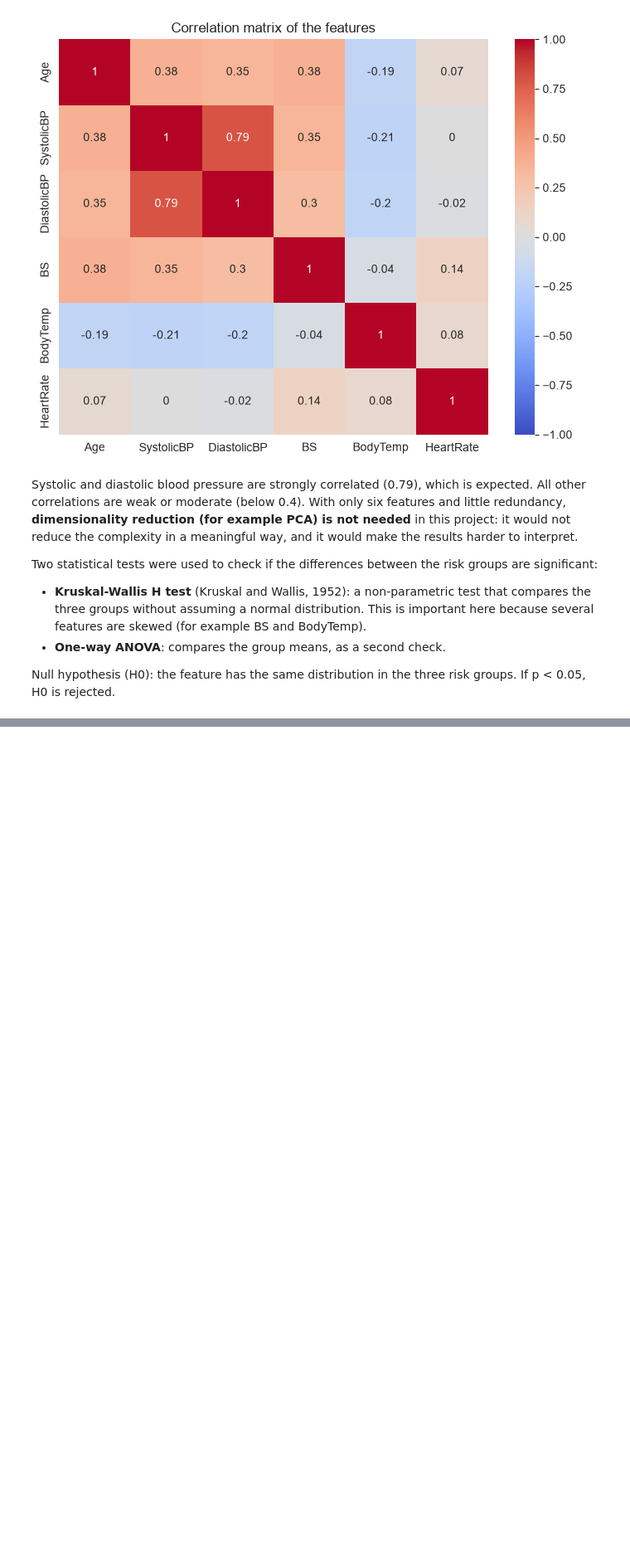
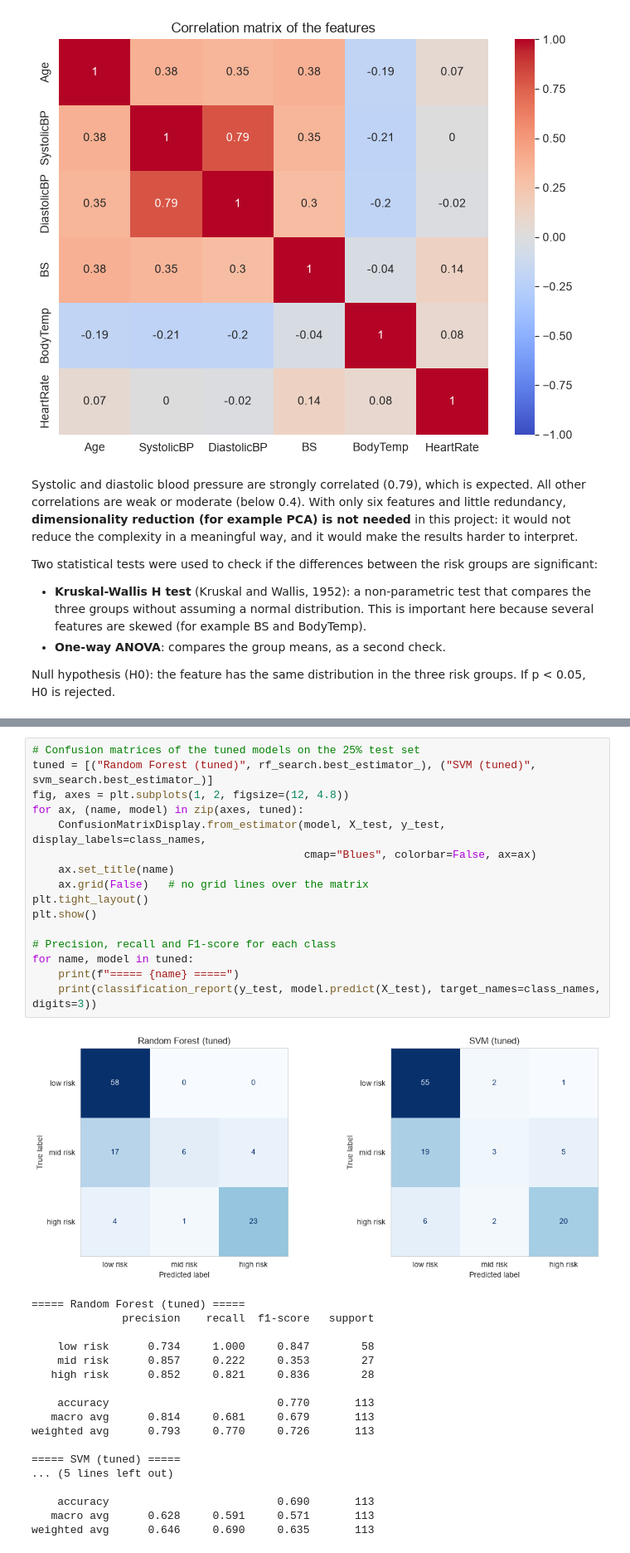
Before and after one commit to Daniella-CCT/Machine-Learning-Sept26, a Jupyter notebook: 2026613_ DaniellaSilveira_CA1_M-Learning_Notebook.ipynb, the cells around one changed output, grey strips where cells are left out. Shown at 83% size. Drawn from its saved outputs; the diff is of its cells as text; blank space fills up the shorter version.

```diff
--- a/2026613_ DaniellaSilveira_CA1_M-Learning_Notebook.ipynb
+++ b/2026613_ DaniellaSilveira_CA1_M-Learning_Notebook.ipynb
@@ -302,0 +483,35 @@ significance.round({"Kruskal-Wallis H": 2, "ANOVA F": 2})
+# %%
+# Confusion matrices of the tuned models on the 25% test set
+tuned = [("Random Forest (tuned)", rf_search.best_estimator_), ("SVM (tuned)", svm_search.best_estimator_)]
+fig, axes = plt.subplots(1, 2, figsize=(12, 4.8))
+for ax, (name, model) in zip(axes, tuned):
+    ConfusionMatrixDisplay.from_estimator(model, X_test, y_test, display_labels=class_names,
+                                          cmap="Blues", colorbar=False, ax=ax)
+    ax.set_title(name)
+    ax.grid(False)   # no grid lines over the matrix
+plt.tight_layout()
+plt.show()
+
+# Precision, recall and F1-score for each class
+for name, model in tuned:
+    print(f"===== {name} =====")
+    print(classification_report(y_test, model.predict(X_test), target_names=class_names, digits=3))
+# %% [output]
+[figure, added]
+===== Random Forest (tuned) =====
+              precision    recall  f1-score   support
+
+    low risk      0.734     1.000     0.847        58
+    mid risk      0.857     0.222     0.353        27
+   high risk      0.852     0.821     0.836        28
+
+    accuracy                          0.770       113
+   macro avg      0.814     0.681     0.679       113
+weighted avg      0.793     0.770     0.726       113
+
+===== SVM (tuned) =====
+... (5 lines left out)
+
+    accuracy                          0.690       113
+   macro avg      0.628     0.591     0.571       113
+weighted avg      0.646     0.690     0.635       113
```
Also changed, not shown: parts of 16 cells of this notebook.
